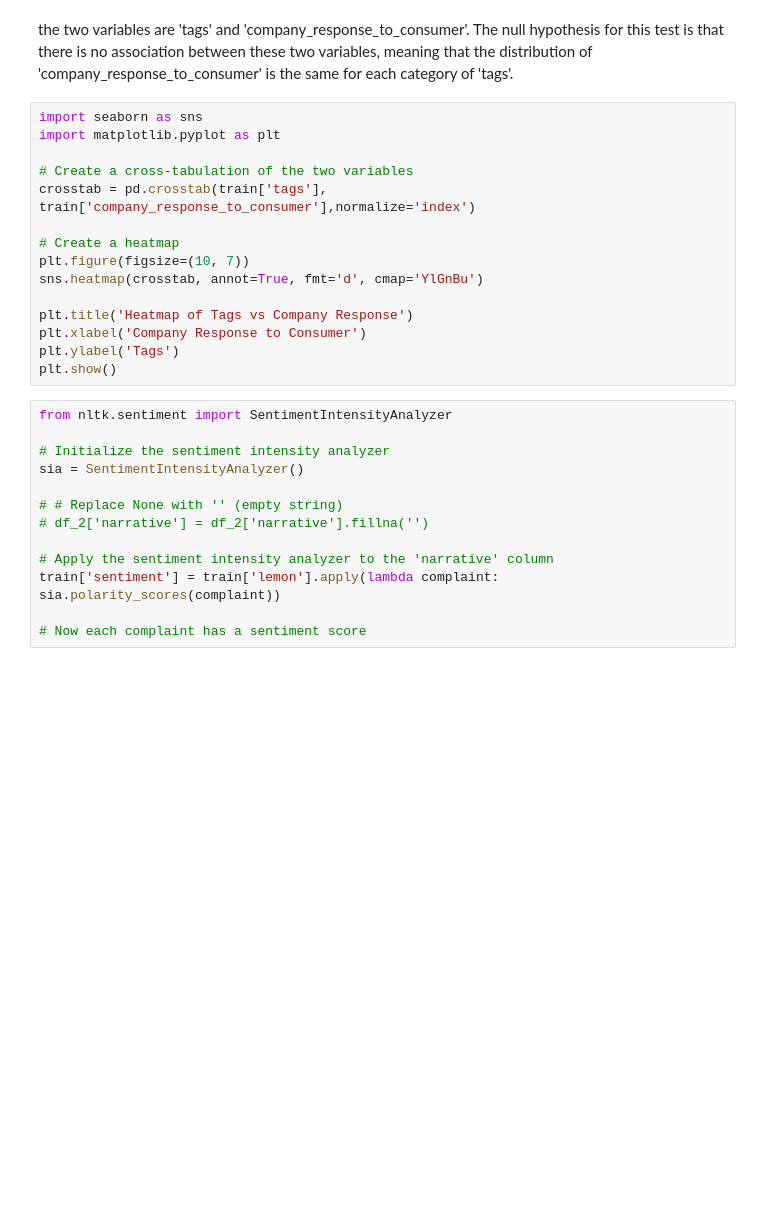
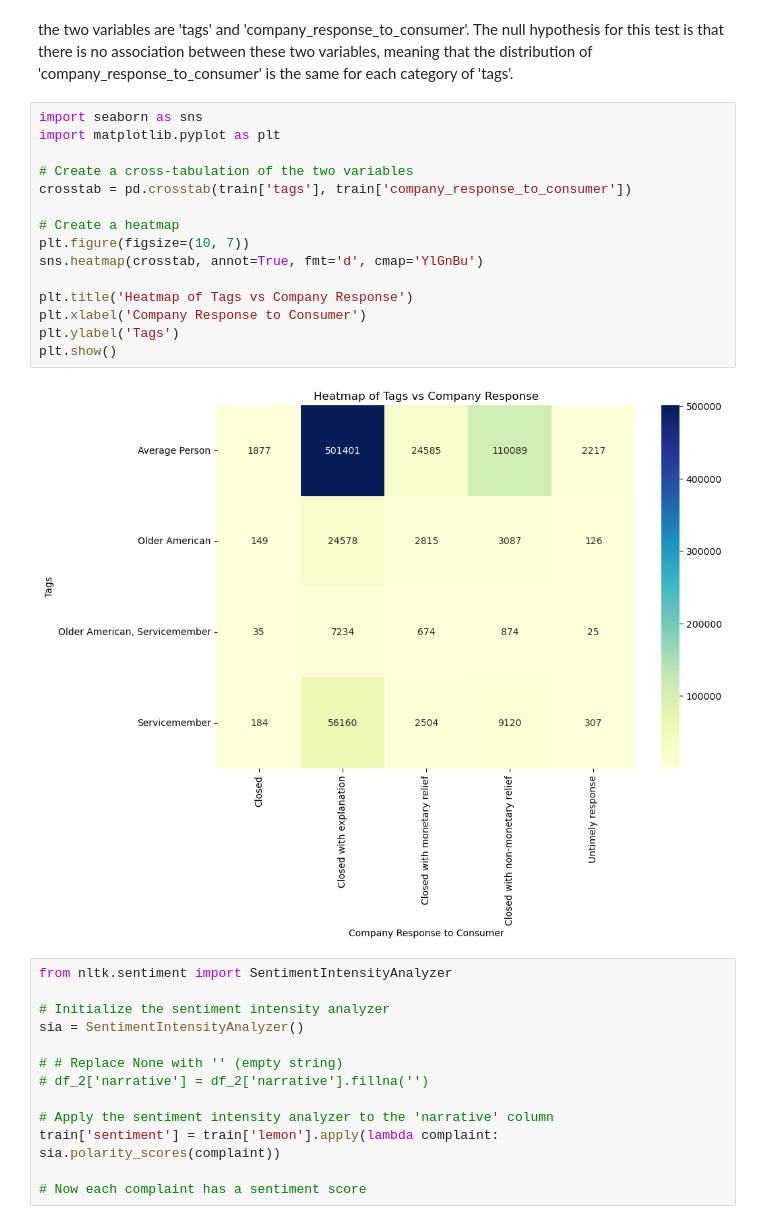
Before and after one commit to DATA-TRAC/consumer-complaint-response, a Jupyter notebook: lugo-capston.ipynb, the cells around one changed output. Drawn from its saved outputs; the diff is of its cells as text; blank space fills up the shorter version.

```diff
--- a/lugo-capston.ipynb
+++ b/lugo-capston.ipynb
@@ -677,18 +757,20 @@ the two variables are 'tags' and 'company_response_to_consumer'. The null hypoth
 # %%
 import seaborn as sns
 import matplotlib.pyplot as plt
 
 # Create a cross-tabulation of the two variables
-crosstab = pd.crosstab(train['tags'], train['company_response_to_consumer'],normalize='index')
+crosstab = pd.crosstab(train['tags'], train['company_response_to_consumer'])
 
 # Create a heatmap
 plt.figure(figsize=(10, 7))
 sns.heatmap(crosstab, annot=True, fmt='d', cmap='YlGnBu')
 
 plt.title('Heatmap of Tags vs Company Response')
 plt.xlabel('Company Response to Consumer')
 plt.ylabel('Tags')
 plt.show()
+# %% [output]
+[figure, added]
 # %%
 from nltk.sentiment import SentimentIntensityAnalyzer
 
```
Also changed, not shown: parts of 75 cells of this notebook, 1 other file.
